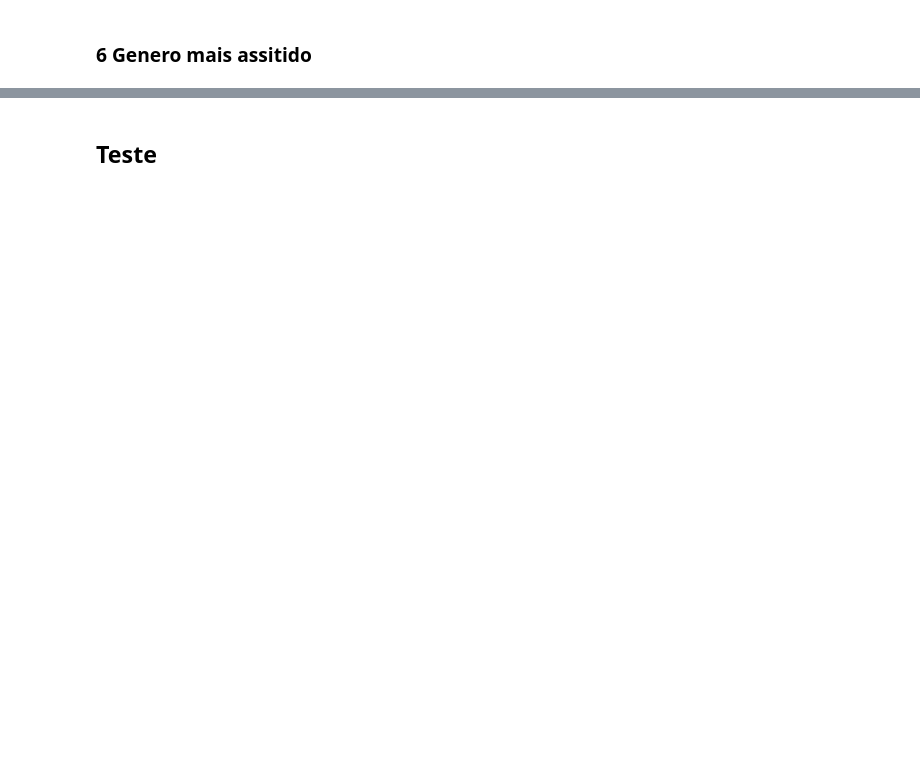
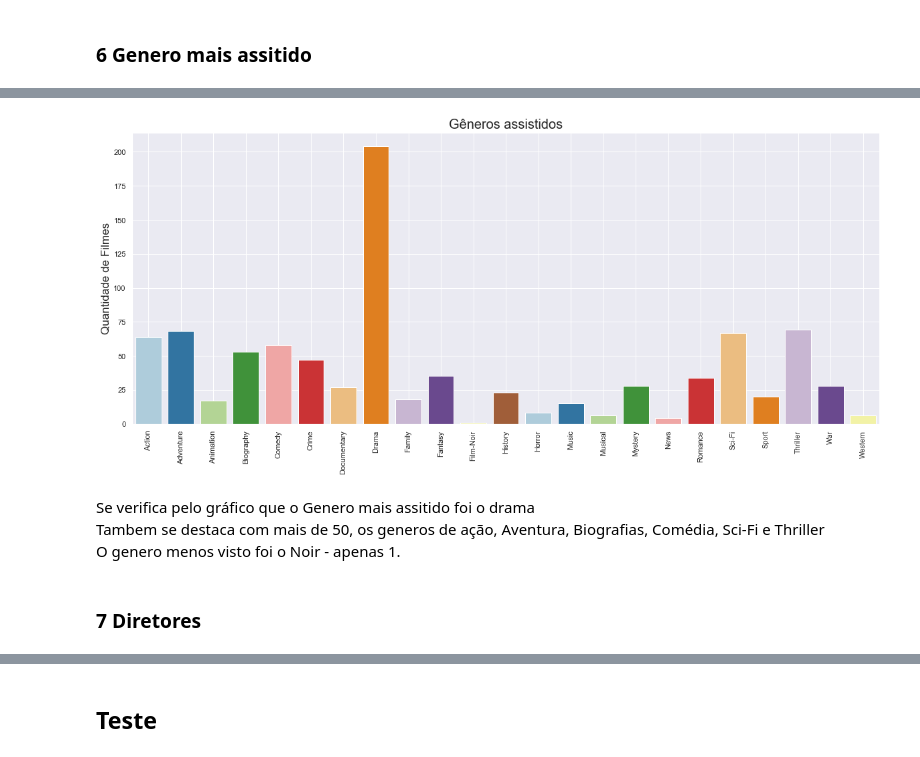
Before and after one commit to mateusmata/Jupyter_Notebook_Estudo, a Jupyter notebook: Arquivos ipynb/IMDB_ratings_Pessoal.ipynb, the cells around one changed output, grey strips where cells are left out. Saved outputs shown, nothing was run; the diff lists cells and outputs as text; code cells hidden in the pictures; blank space fills up the shorter version.

```diff
--- a/Arquivos ipynb/IMDB_ratings_Pessoal.ipynb
+++ b/Arquivos ipynb/IMDB_ratings_Pessoal.ipynb
@@ -267,3 +267,16 @@ imdb.loc[(imdb.Data_lancamento.dt.month == 2) & ((imdb.Data_lancamento.dt.year %
 | 297 | 8 | 2016-02-17 | Taxi Driver | 8.3 | 114.0 | 1976 | Crime, Drama | 683952.0 | 1976-02-08 | ... |
 # %% [markdown]
 ### 6 Genero mais assitido
+# %%
+teste = imdb['Genres'].str.cat(sep=', ').split(', ')#.unique()#.sort()
+
+len(teste)
+len(list(set(teste)))
+
+Generos = sorted(list(set(teste)))
+Generos
+
+n = []
+for Genero in Generos:
+    n.append(teste.count(Genero))
+n
@@ -269,0 +301,22 @@ imdb.loc[(imdb.Data_lancamento.dt.month == 2) & ((imdb.Data_lancamento.dt.year %
+# %%
+fig, ax = plt.subplots(1,1,figsize=(20, 8))
+sns.barplot(x=Generos, y=n, palette='Paired')   #plot do grafico
+sns.set_context("notebook")
+sns.set(rc={"font.size":10,"axes.labelsize":17})
+ax.set_xticklabels(Generos)                                                    #Definindo os valores do eixo x
+ax.set_xticks(np.arange(len(Generos)))                                         #
+ax.set_ylabel('Quantidade de Filmes')                                        #nome do eixo Y
+plt.xticks(rotation=90)                                                            #rotação do valores do eixo x    4
+ax.set_title('Gêneros assistidos', fontsize=20)         #titulo do grafico
+ax.grid(True)
+
+
+plt.show()
+# %% [output]
+[figure, added]
+# %% [markdown]
+Se verifica pelo gráfico que o Genero mais assitido foi o drama
+Tambem se destaca com mais de 50, os generos de ação, Aventura, Biografias, Comédia, Sci-Fi e Thriller
+O genero menos visto foi o Noir - apenas 1.
+# %% [markdown]
+### 7 Diretores
```
Also changed, not shown: parts of 14 cells of this notebook.
